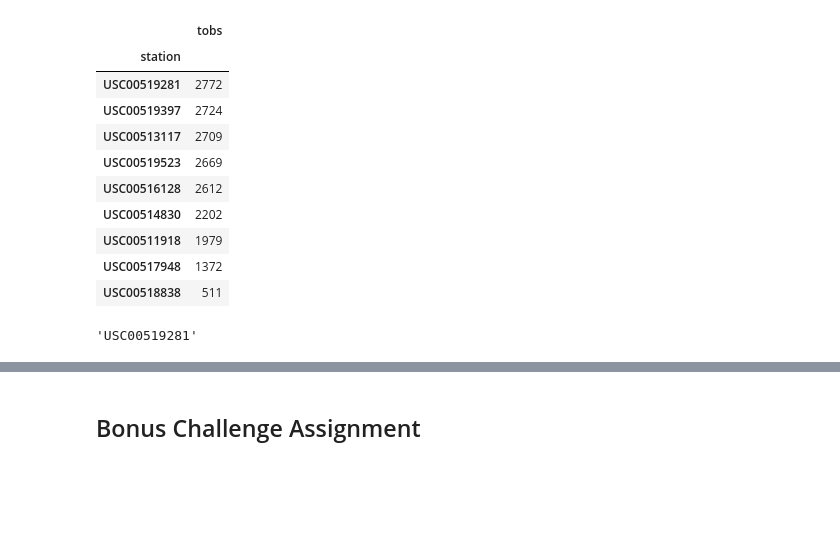
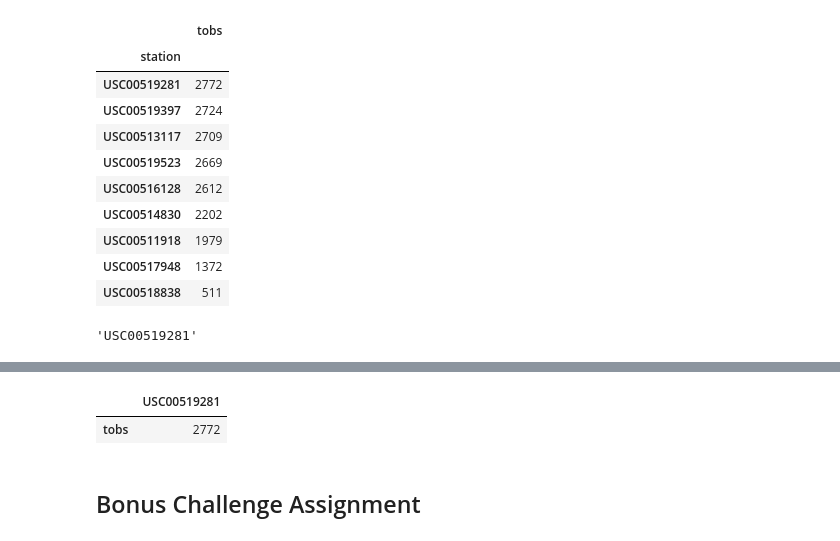
Before and after one commit to i-am-phoenix/rice-btcmp-hw10-sqlalchemy-challenge, a Jupyter notebook: climate_starter.ipynb, the cells around one changed output, grey strips where cells are left out. Cells and saved outputs as stored; diff of their text form; code cells hidden in the pictures; blank space fills up the shorter version.

```diff
--- a/climate_starter.ipynb
+++ b/climate_starter.ipynb
@@ -152,9 +168,11 @@ most_active_station
 # %%
 # Using the station id from the previous query, calculate the lowest temperature recorded,
 # highest temperature recorded, and average temperature of the most active station?
-station_stats=station_stats.rename(columns={"tobs":"Obs count"})
-station_stats['Lowest temp']=station_df.groupby('station').min()
-station_stats['Average temp']=round(station_df.groupby('station').mean(),2)
-station_stats['Highest temp']=station_df.groupby('station').max()
-station_stats.iloc[,most_active_station]
+# -------- sqlalchemy implementation
+station_stats_sql = station_stats
+station_stats_sql=station_stats.rename(columns={"tobs":"Obs count"})
+# station_stats_sql['Lowest temp']=station_df.groupby('station').min()
+# station_stats_sql['Average temp']=round(station_df.groupby('station').mean(),2)
+# station_stats_sql['Highest temp']=station_df.groupby('station').max()
+pd.DataFrame(station_stats.loc[most_active_station])
 # %% [output]
@@ -162,3 +179,5 @@ SyntaxError: invalid syntax (<ipython-input-43-3f53eefc2685>, line 7)
+|  | USC00519281 |
+| tobs | 2772 |
 # %%
 # Choose the station with the highest number of temperature observations.
 # Query the last 12 months of temperature observation data for this station and plot the results as a histogram
```
Also changed, not shown: parts of 3 cells of this notebook.
